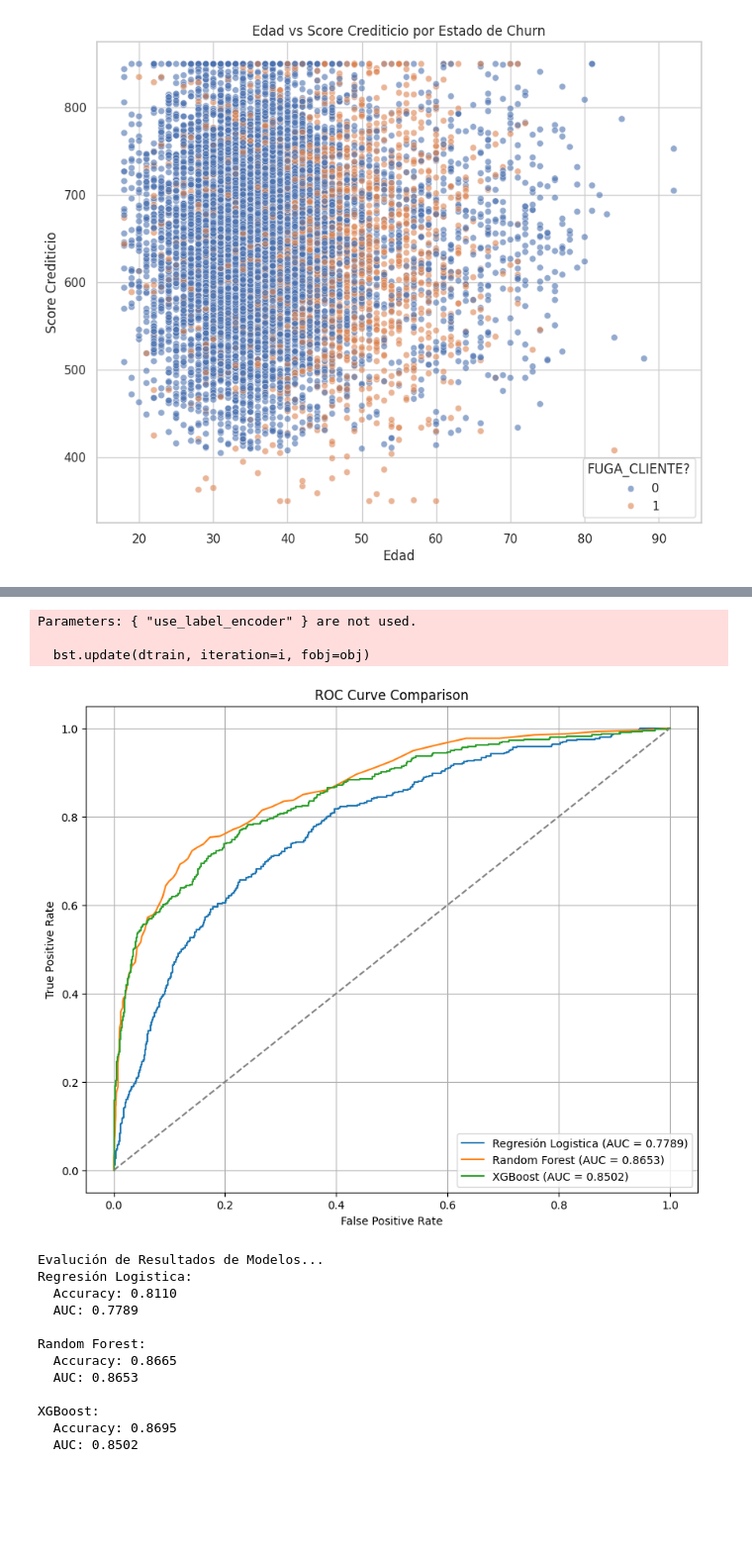
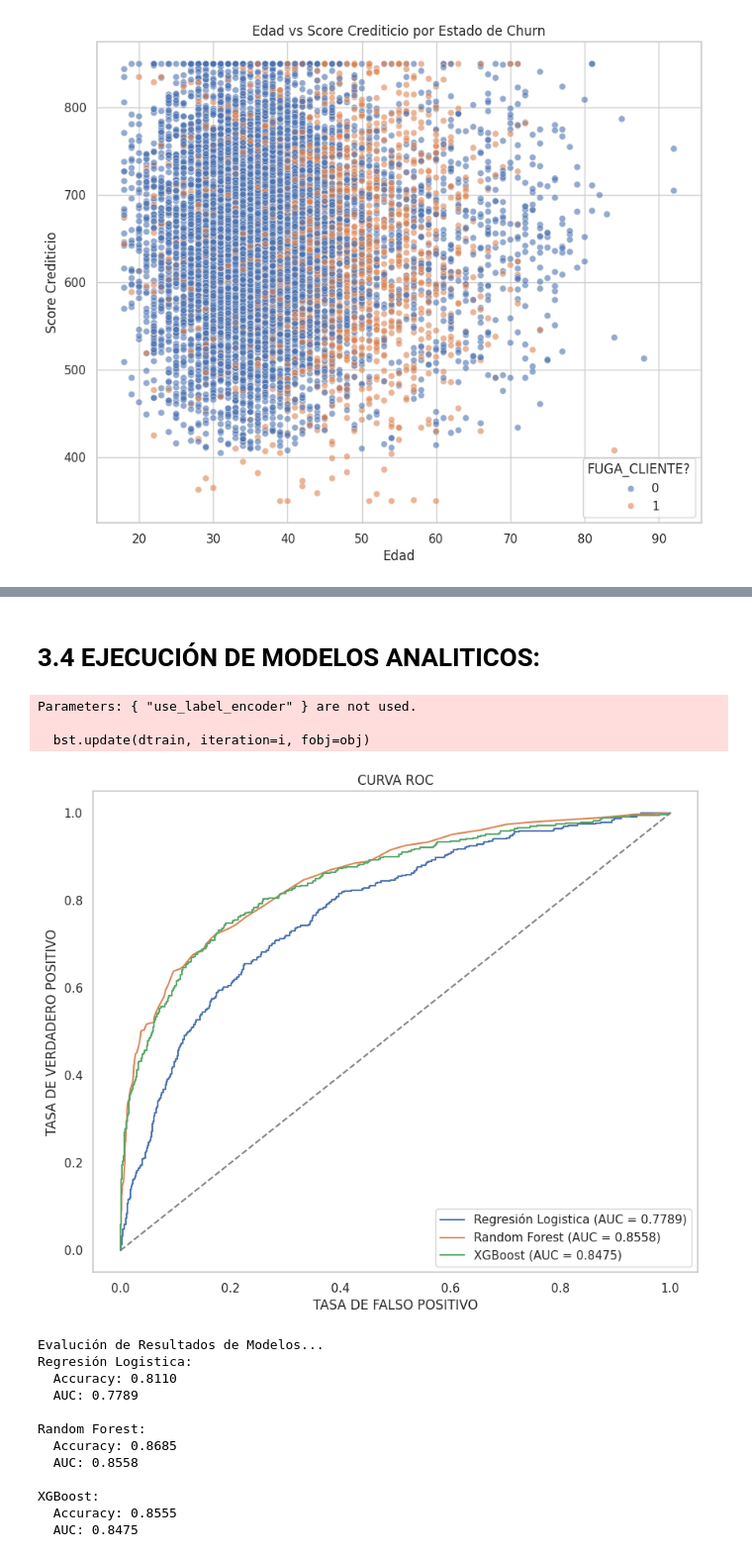
Before and after one commit to darkfrozen158/01MIAR_04_A_2025-2026-, a Jupyter notebook: ACTIVIDAD_DATASET/01MIAR_ACTIVIDAD_DATASET_CRISTIAN_LEONARDO_CHAVEZ_TRELLES.ipynb, the cells around one changed output, grey strips where cells are left out. Shown at 99% size. Cells and saved outputs as stored; diff of their text form; code cells hidden in the pictures; blank space fills up the shorter version.

```diff
--- a/ACTIVIDAD_DATASET/01MIAR_ACTIVIDAD_DATASET_CRISTIAN_LEONARDO_CHAVEZ_TRELLES.ipynb
+++ b/ACTIVIDAD_DATASET/01MIAR_ACTIVIDAD_DATASET_CRISTIAN_LEONARDO_CHAVEZ_TRELLES.ipynb
@@ -114,6 +118,6 @@ df.head(10)
 # %%
 #Como podemos observar las columnas se encuentran en el idioma ingles, lo que realizaremos es convertilas a español para una mejor comprensión.
-nuevas_columnas = ['CONTEO_FILA','CODIGO_CLIENTE','APELLIDO_CLIENTE','SCORE_CREDITICIO','PAIS','GENERO','EDAD','PLAZO','BALANCE','CANTIDAD_PRODUCTOS','TARJETA_CREDITO?','MIEMBRO_ACTIVO?','SALARIO_ESTIMADO','FUGA_CLIENTE?']
+nuevas_columnas = ['CONTEO_FILA','CODIGO_CLIENTE','APELLIDO_CLIENTE','SCORE_CREDITICIO','PAIS','GENERO','EDAD','PLAZO_AÑOS','BALANCE','CANTIDAD_PRODUCTOS','TARJETA_CREDITO?','MIEMBRO_ACTIVO?','SALARIO_ESTIMADO','FUGA_CLIENTE?']
 nuevas_columnas
 # %% [output]
 ['CONTEO_FILA',
@@ -379,6 +458,6 @@ df_model = pd.get_dummies(df_model, columns=['PAIS', 'GENERO'], drop_first=True)
 X = df_model.drop('FUGA_CLIENTE?', axis=1)
 y = df_model['FUGA_CLIENTE?']
 # %%
-# 5. Dividir en entrenamiento y prueba (80/20)
-X_train, X_test, y_train, y_test = train_test_split(X, y, test_size=0.2, random_state=42)
+# 4. Dividir en entrenamiento y prueba (80/20)
+X_train, X_test, y_train, y_test = train_test_split(X, y, test_size=0.20, random_state=42)
 # %%
@@ -386,15 +465,17 @@ X_train, X_test, y_train, y_test = train_test_split(X, y, test_size=0.2, random_
 scaler = StandardScaler()
 X_train_scaled = scaler.fit_transform(X_train)
 X_test_scaled = scaler.transform(X_test)
+# %% [markdown]
+# **3.4 EJECUCIÓN DE MODELOS ANALITICOS:**
 # %%
-# 7. Inicializar modelos
+# 6. Inicializar modelos
 models = {
     'Regresión Logistica': LogisticRegression(max_iter=1000, random_state=42),
     'Random Forest': RandomForestClassifier(n_estimators=100, random_state=42),
     'XGBoost': XGBClassifier(use_label_encoder=False, eval_metric='logloss', random_state=42)
 }
 
-# 8. Entrenar, predecir y evaluar cada modelo
+# 7. Entrenar, predecir y evaluar cada modelo
 results = {}
 
 plt.figure(figsize=(10,8))
@@ -404,47 +485,47 @@ for name, model in models.items():
 
     # Predicciones
     y_pred = model.predict(X_test_scaled)
     y_pred_prob = model.predict_proba(X_test_scaled)[:,1]
 
     # Accuracy y AUC
     acc = accuracy_score(y_test, y_pred)
     auc = roc_auc_score(y_test, y_pred_prob)
     results[name] = {'Accuracy': acc, 'AUC': auc}
 
     # ROC curve
     fpr, tpr, _ = roc_curve(y_test, y_pred_prob)
     plt.plot(fpr, tpr, label=f'{name} (AUC = {auc:.4f})')
 
 # Gráfico ROC
 plt.plot([0,1], [0,1], color='gray', linestyle='--')
-plt.xlabel('False Positive Rate')
-plt.ylabel('True Positive Rate')
-plt.title('ROC Curve Comparison')
+plt.xlabel('TASA DE FALSO POSITIVO')
+plt.ylabel('TASA DE VERDADERO POSITIVO')
+plt.title('CURVA ROC')
 plt.legend(loc='lower right')
 plt.grid()
 plt.show()
 
-# 9. Mostrar resultados
+# 8. Mostrar resultados
 print("Evalución de Resultados de Modelos...")
 for model_name, metrics in results.items():
     print(f"{model_name}:")
     print(f"  Accuracy: {metrics['Accuracy']:.4f}")
     print(f"  AUC: {metrics['AUC']:.4f}")
     print()
 # %% [output]
 Parameters: { "use_label_encoder" } are not used.
 
   bst.update(dtrain, iteration=i, fobj=obj)
-[figure, old version]
+[figure, new version]
 Evalución de Resultados de Modelos...
 Regresión Logistica:
   Accuracy: 0.8110
   AUC: 0.7789
 
 Random Forest:
-  Accuracy: 0.8665
-  AUC: 0.8653
+  Accuracy: 0.8685
+  AUC: 0.8558
 
 XGBoost:
-  Accuracy: 0.8695
-  AUC: 0.8502
+  Accuracy: 0.8555
+  AUC: 0.8475
```
Also changed, not shown: parts of 56 cells of this notebook.
